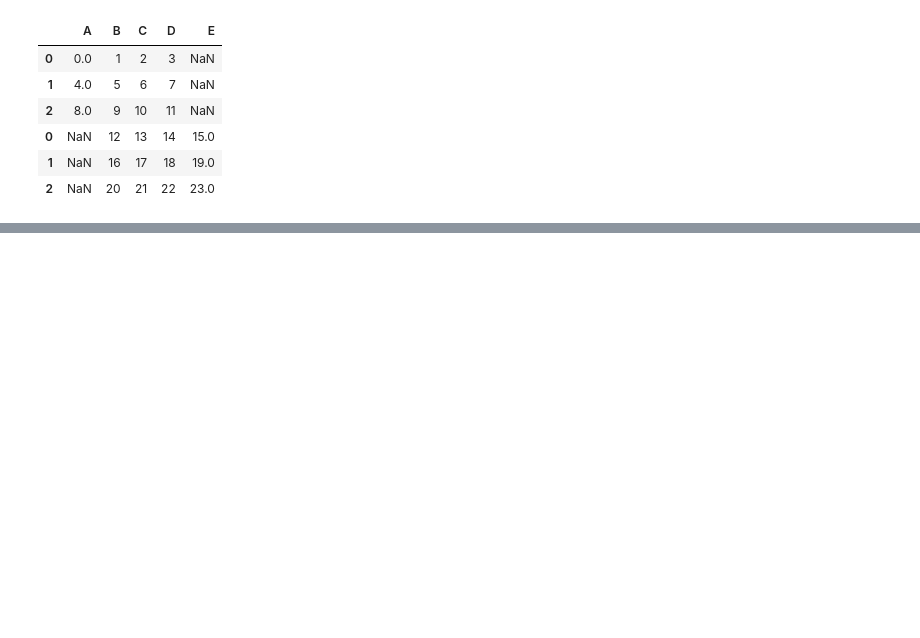
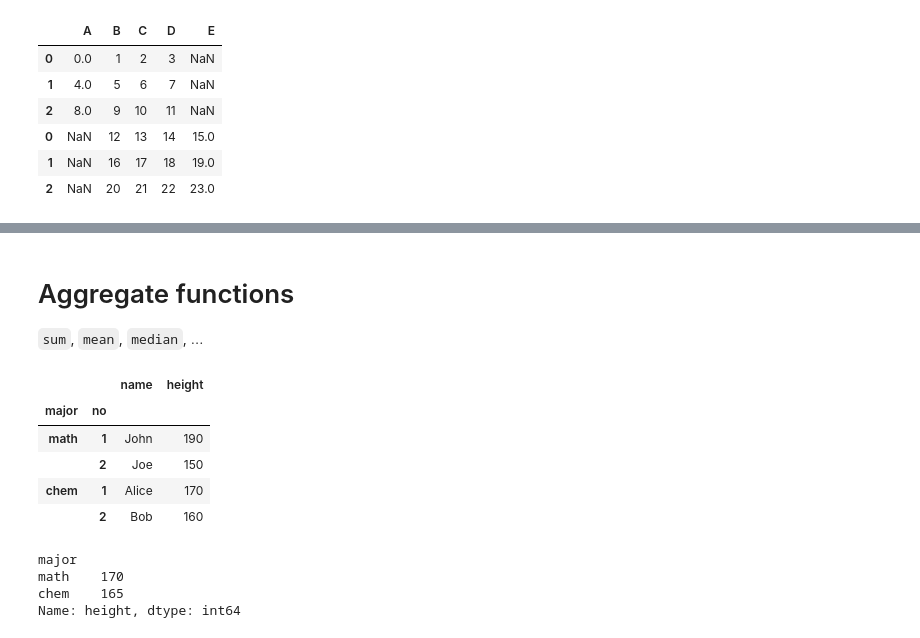
Before and after one commit to jephianlin/math599env, a Jupyter notebook: 1016.ipynb, the cells around one changed output, grey strips where cells are left out. Saved outputs shown, nothing was run; the diff lists cells and outputs as text; code cells hidden in the pictures; blank space fills up the shorter version.

```diff
--- a/1016.ipynb
+++ b/1016.ipynb
@@ -264,0 +394,3 @@ To retain the current behavior and silence the warning, pass 'sort=True'.
+# %%
+new_df = df.set_index(['major','no'])
+new_df
@@ -264,0 +447,22 @@ To retain the current behavior and silence the warning, pass 'sort=True'.
+# %% [markdown]
+# Aggregate functions
+`sum`, `mean`, `median`, $\ldots$
+# %%
+new_df = df.set_index(['major','no'])
+# %%
+new_df['height'] = [190, 150, 170, 160]
+new_df
+# %% [output]
+|  |  | name | height |
+| major | no |  |  |
+| math | 1 | John | 190 |
+|  | 2 | Joe | 150 |
+| chem | 1 | Alice | 170 |
+|  | 2 | Bob | 160 |
+# %%
+new_df['height'].mean(level='major')
+# %% [output]
+major
+math    170
+chem    165
+Name: height, dtype: int64
```
Also changed, not shown: parts of 25 cells of this notebook.
